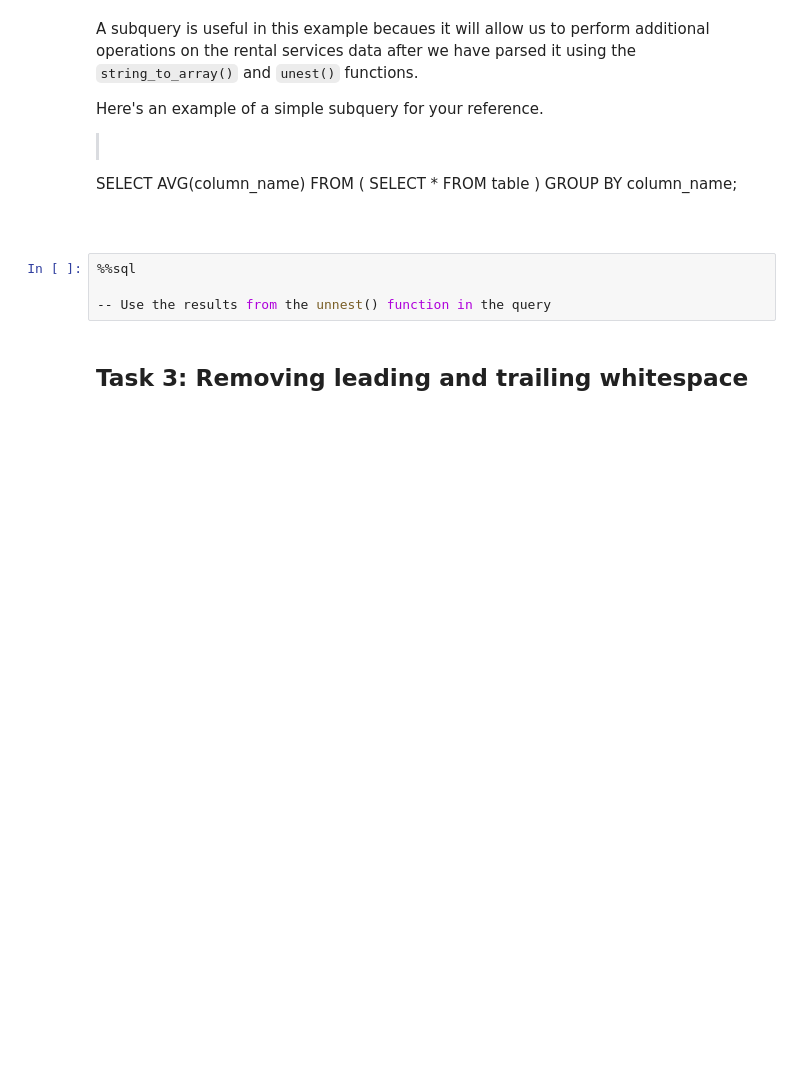
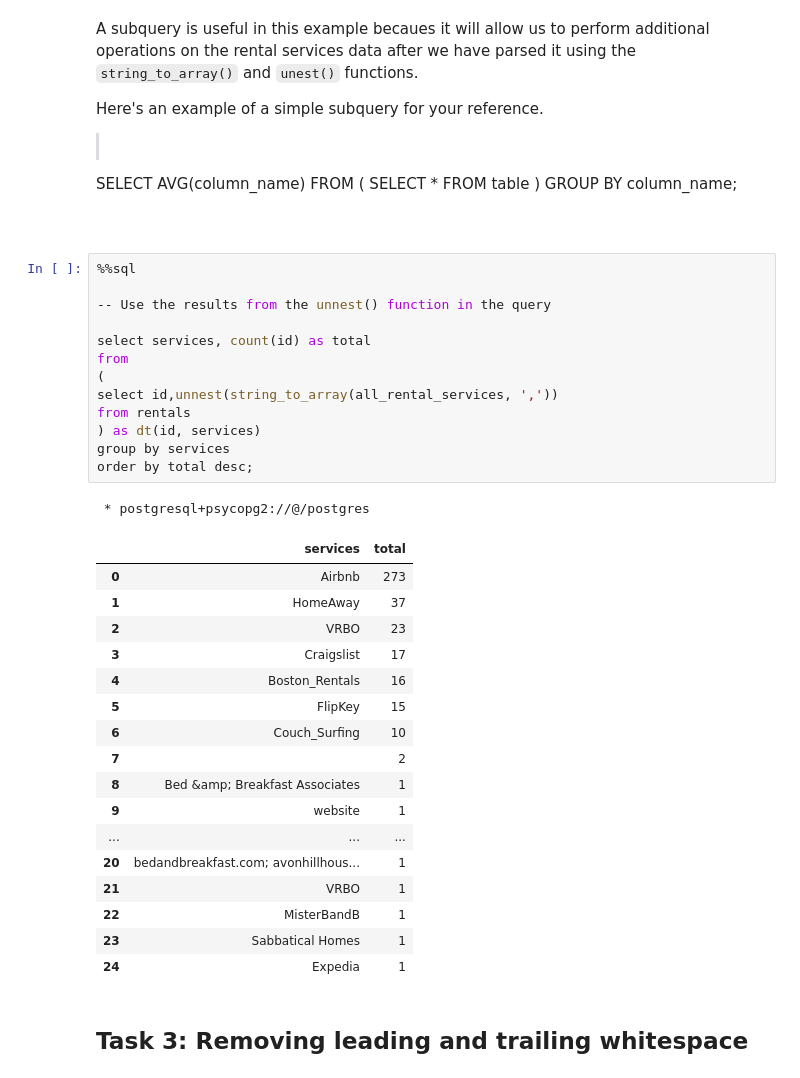
Before and after one commit to ratfarts/datasciencecoursera, a Jupyter notebook: Copy_of_String_Manipulation_in_SQL_Live_training_student.ipynb, the cells around one changed output. Drawn from its saved outputs; the diff is of its cells as text; blank space fills up the shorter version.

```diff
--- a/Copy_of_String_Manipulation_in_SQL_Live_training_student.ipynb
+++ b/Copy_of_String_Manipulation_in_SQL_Live_training_student.ipynb
@@ -190,7 +291,35 @@ GROUP BY column_name;
 # %%
 %%sql
 
 -- Use the results from the unnest() function in the query
+
+select services, count(id) as total
+from
+(
+select id,unnest(string_to_array(all_rental_services, ','))
+from rentals
+) as dt(id, services)
+group by services
+order by total desc;
+# %% [output]
+ * postgresql+psycopg2://@/postgres
+|  | services | total |
+| 0 | Airbnb | 273 |
+| 1 | HomeAway | 37 |
+| 2 | VRBO | 23 |
+| 3 | Craigslist | 17 |
+| 4 | Boston_Rentals | 16 |
+| 5 | FlipKey | 15 |
+| 6 | Couch_Surfing | 10 |
+| 7 |  | 2 |
+| 8 | Bed &amp; Breakfast Associates | 1 |
+| 9 | website | 1 |
+| ... | ... | ... |
+| 20 | bedandbreakfast.com; avonhillhous... | 1 |
+| 21 | VRBO | 1 |
+| 22 | MisterBandB | 1 |
+| 23 | Sabbatical Homes | 1 |
+| 24 | Expedia | 1 |
 # %% [markdown]
 ## **Task 3: Removing leading and trailing whitespace**
 # %% [markdown]
```
Also changed, not shown: parts of 14 cells of this notebook.
